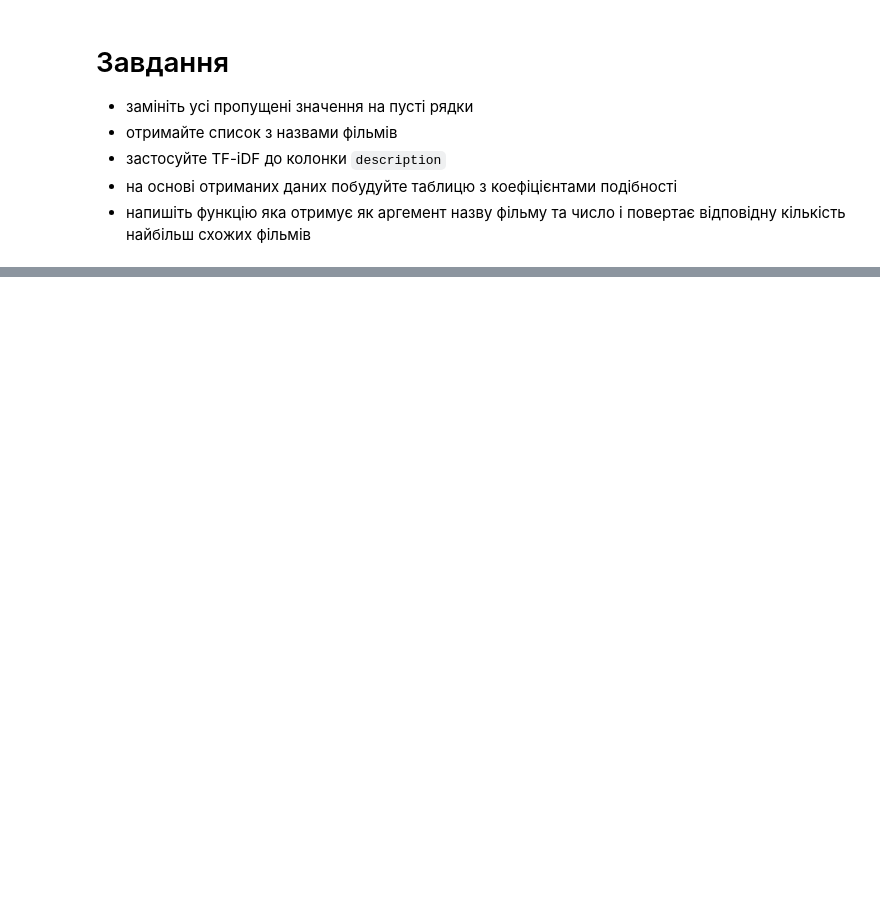
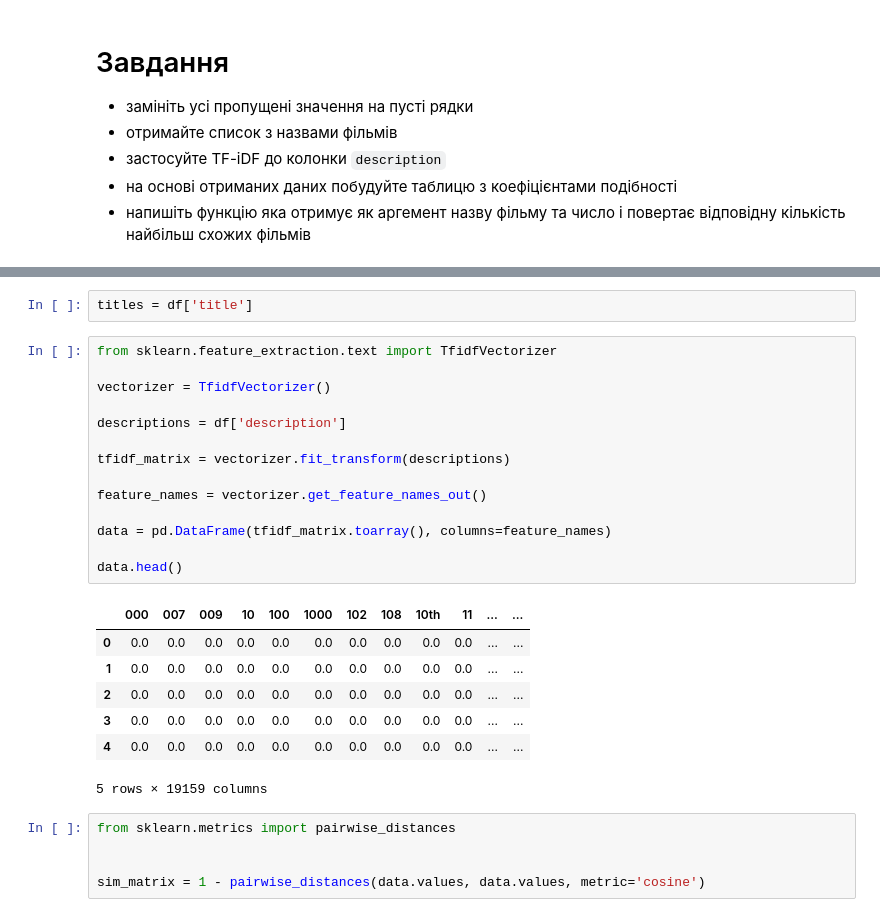
Before and after one commit to shaya-686/AI, a Jupyter notebook: Практична_recommendation_system2.ipynb, the cells around one changed output, grey strips where cells are left out. Saved outputs shown, nothing was run; the diff lists cells and outputs as text; blank space fills up the shorter version.

```diff
--- a/Практична_recommendation_system2.ipynb
+++ b/Практична_recommendation_system2.ipynb
@@ -23,0 +46,29 @@ df.head()
+# %%
+titles = df['title']
+# %%
+from sklearn.feature_extraction.text import TfidfVectorizer
+
+vectorizer = TfidfVectorizer()
+
+descriptions = df['description']
+
+tfidf_matrix = vectorizer.fit_transform(descriptions)
+
+feature_names = vectorizer.get_feature_names_out()
+
+data = pd.DataFrame(tfidf_matrix.toarray(), columns=feature_names)
+
+data.head()
+# %% [output]
+|  | 000 | 007 | 009 | 10 | 100 | 1000 | 102 | 108 | 10th | 11 | ... | ... |
+| 0 | 0.0 | 0.0 | 0.0 | 0.0 | 0.0 | 0.0 | 0.0 | 0.0 | 0.0 | 0.0 | ... | ... |
+| 1 | 0.0 | 0.0 | 0.0 | 0.0 | 0.0 | 0.0 | 0.0 | 0.0 | 0.0 | 0.0 | ... | ... |
+| 2 | 0.0 | 0.0 | 0.0 | 0.0 | 0.0 | 0.0 | 0.0 | 0.0 | 0.0 | 0.0 | ... | ... |
+| 3 | 0.0 | 0.0 | 0.0 | 0.0 | 0.0 | 0.0 | 0.0 | 0.0 | 0.0 | 0.0 | ... | ... |
+| 4 | 0.0 | 0.0 | 0.0 | 0.0 | 0.0 | 0.0 | 0.0 | 0.0 | 0.0 | 0.0 | ... | ... |
+5 rows × 19159 columns
+# %%
+from sklearn.metrics import pairwise_distances
+
+
+sim_matrix = 1 - pairwise_distances(data.values, data.values, metric='cosine')
```
Also changed, not shown: parts of 5 cells of this notebook.
